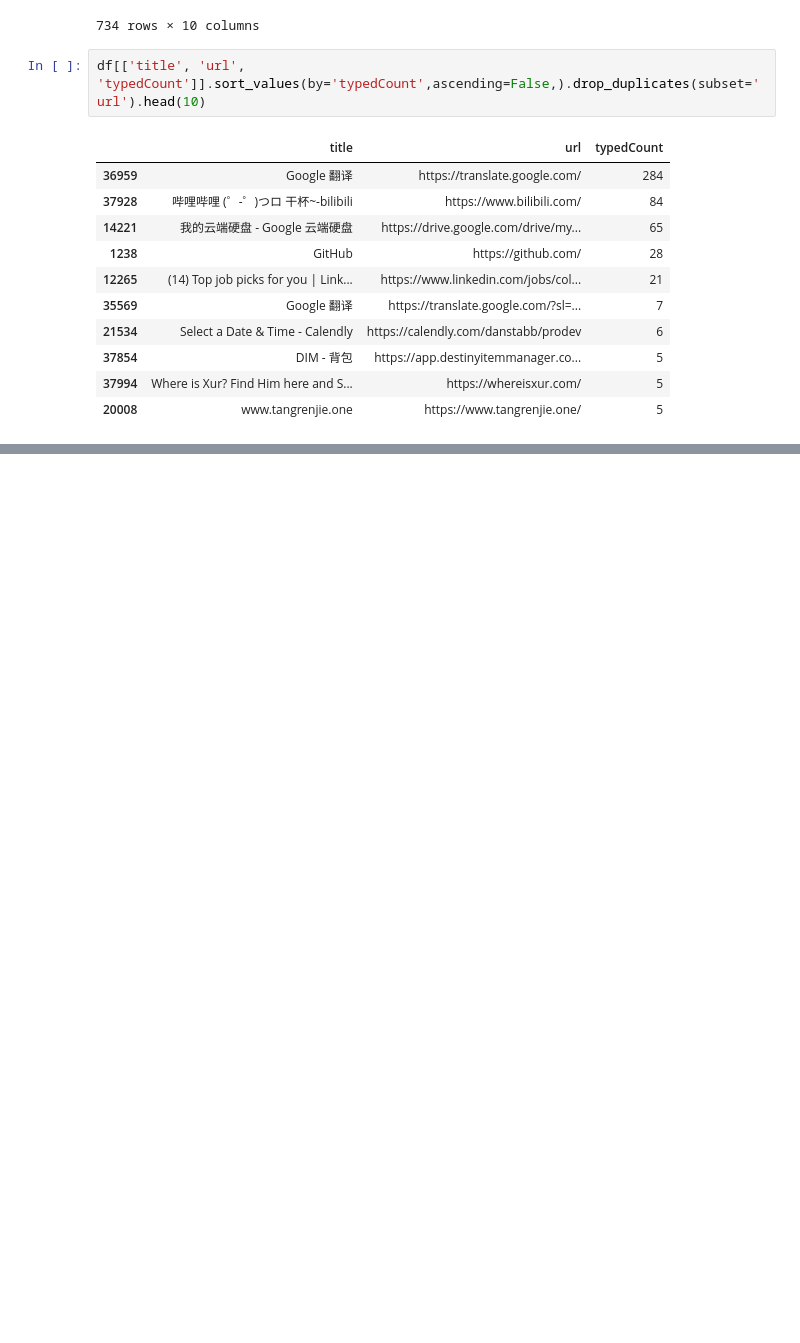
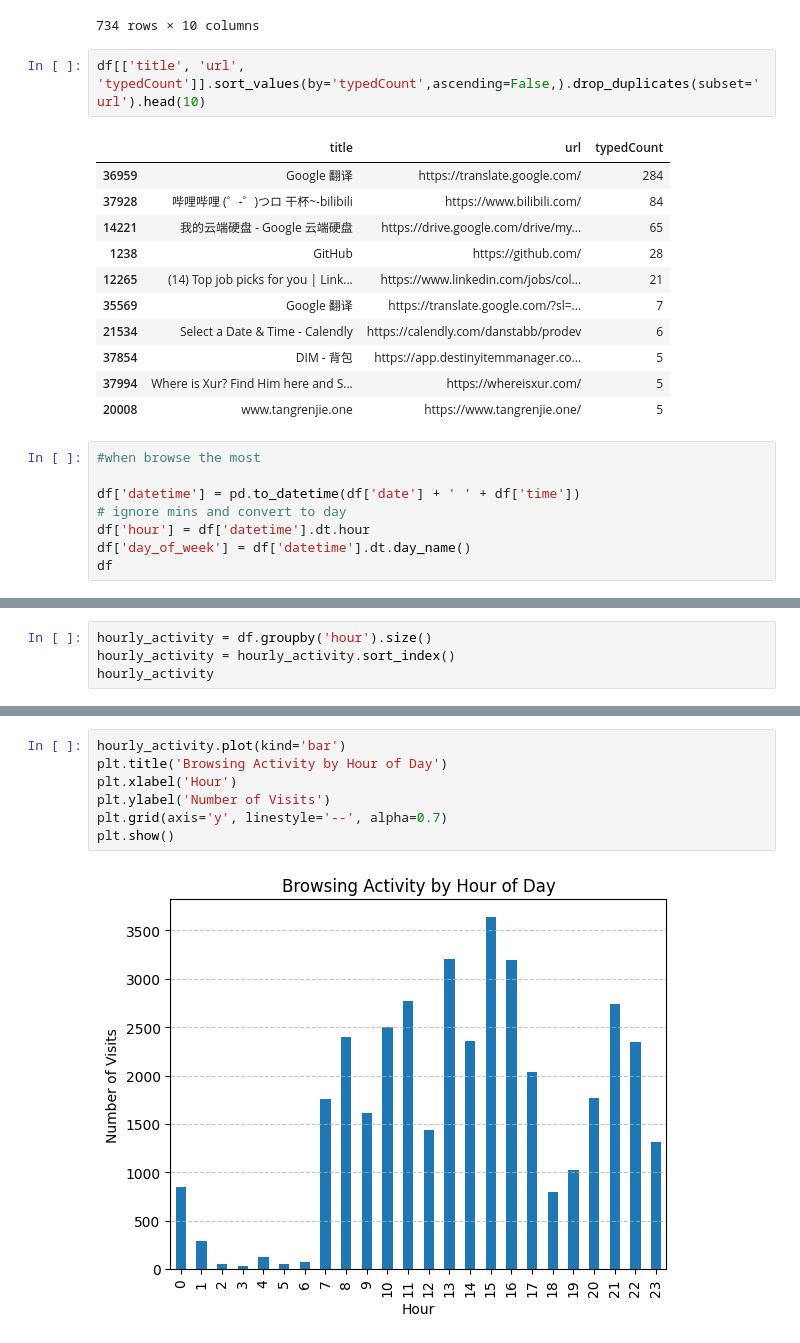
Before and after one commit to CITATS928/Prophecy, a Jupyter notebook: Chrome_History.ipynb, the cells around one changed output, grey strips where cells are left out. Drawn from its saved outputs; the diff is of its cells as text; blank space fills up the shorter version.

```diff
--- a/Chrome_History.ipynb
+++ b/Chrome_History.ipynb
@@ -203,3 +203,11 @@ df[['title', 'url', 'typedCount']].sort_values(by='typedCount',ascending=False,)
 | 37854 | DIM - 背包 | https://app.destinyitemmanager.co... | 5 |
 | 37994 | Where is Xur? Find Him here and S... | https://whereisxur.com/ | 5 |
 | 20008 | www.tangrenjie.one | https://www.tangrenjie.one/ | 5 |
+# %%
+#when browse the most
+
+df['datetime'] = pd.to_datetime(df['date'] + ' ' + df['time'])
+# ignore mins and convert to day
+df['hour'] = df['datetime'].dt.hour
+df['day_of_week'] = df['datetime'].dt.day_name()
+df
@@ -205,0 +228,4 @@ df[['title', 'url', 'typedCount']].sort_values(by='typedCount',ascending=False,)
+# %%
+hourly_activity = df.groupby('hour').size()
+hourly_activity = hourly_activity.sort_index()
+hourly_activity
@@ -205,0 +250,9 @@ df[['title', 'url', 'typedCount']].sort_values(by='typedCount',ascending=False,)
+# %%
+hourly_activity.plot(kind='bar')
+plt.title('Browsing Activity by Hour of Day')
+plt.xlabel('Hour')
+plt.ylabel('Number of Visits')
+plt.grid(axis='y', linestyle='--', alpha=0.7)
+plt.show()
+# %% [output]
+[figure, added]
```
Also changed, not shown: parts of 4 cells of this notebook.
